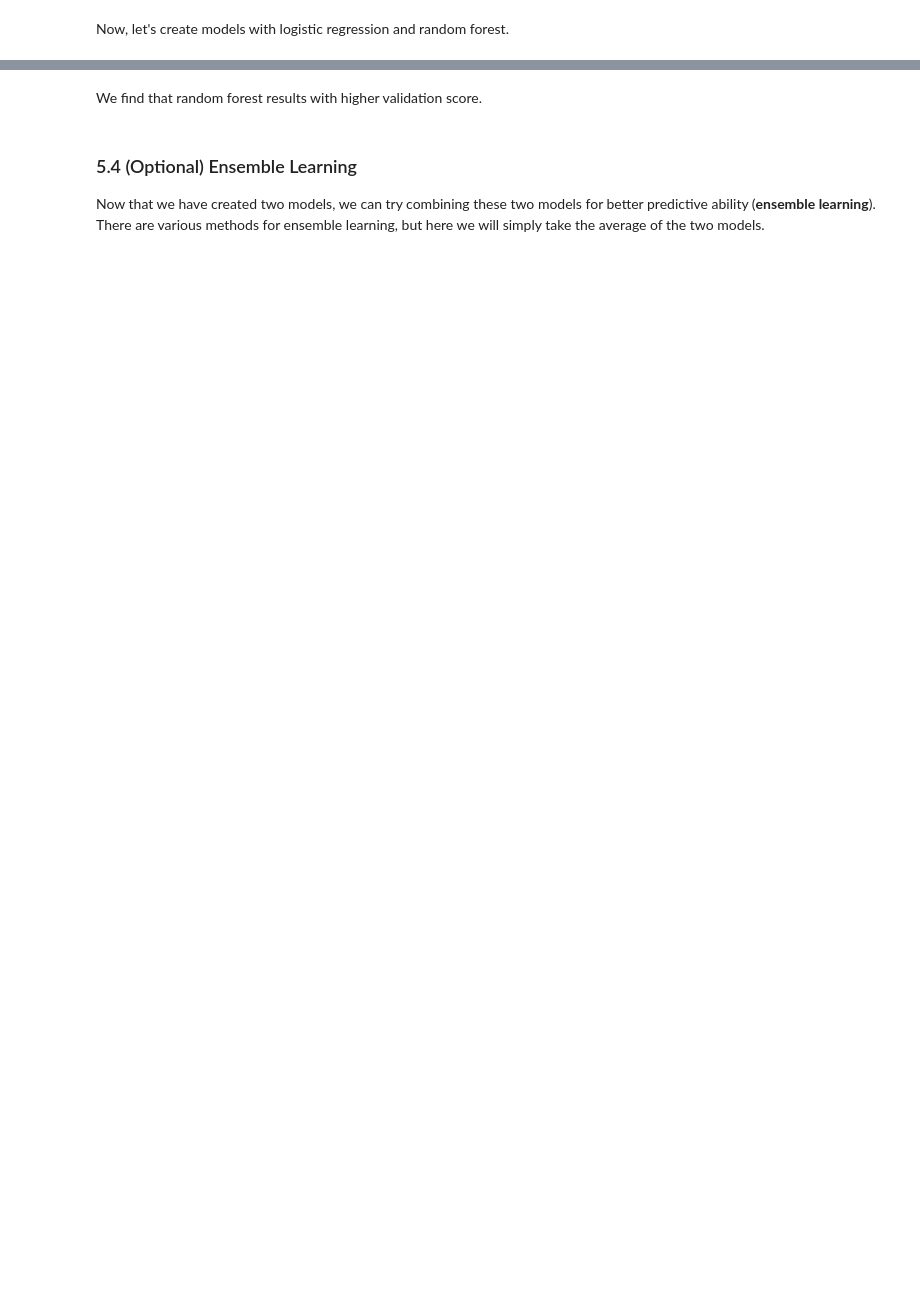
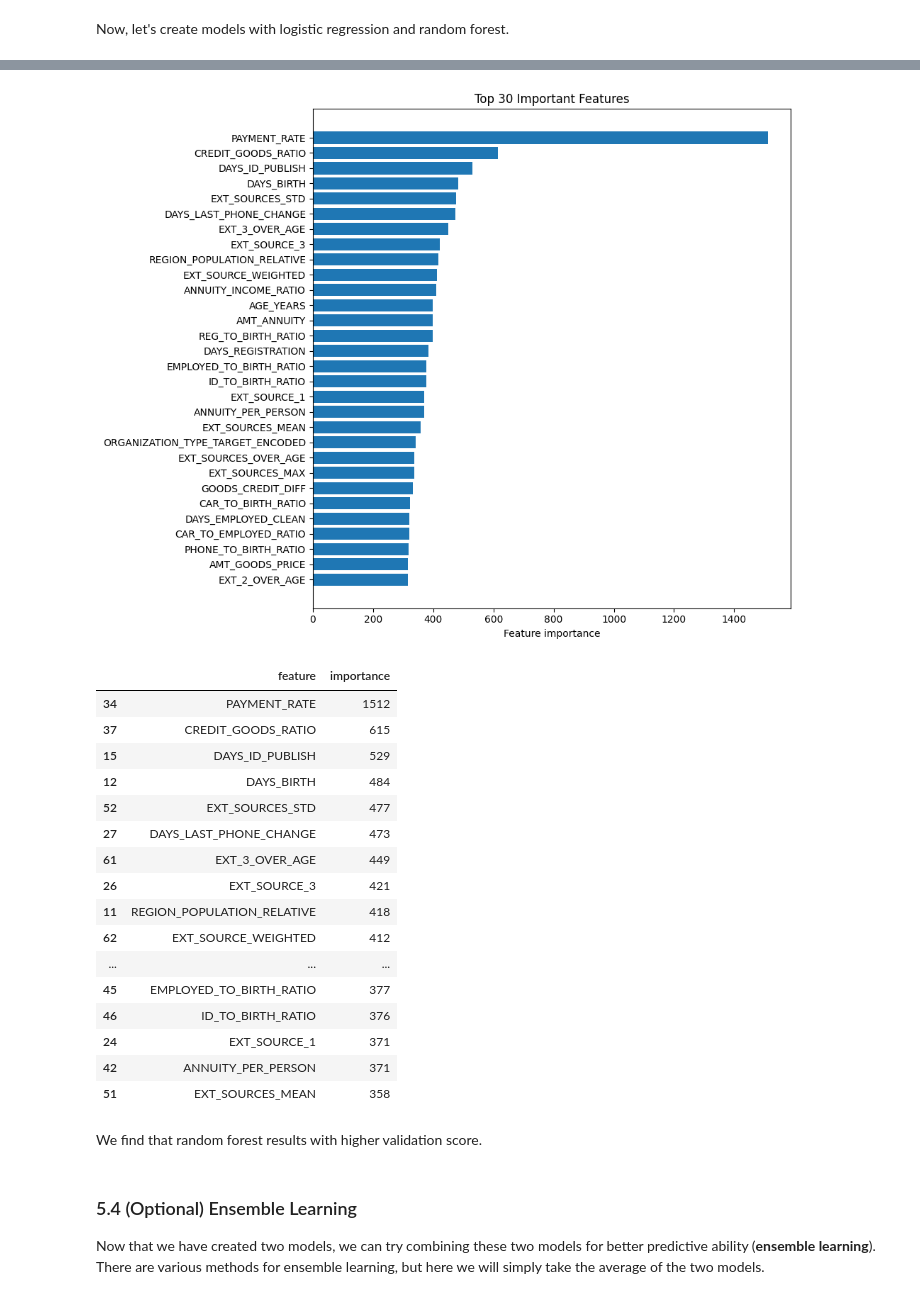
Before and after one commit to Hareen-Liyanage/GCI_World_Competition, a Jupyter notebook: tutorial.ipynb, the cells around one changed output, grey strips where cells are left out. Cells and saved outputs as stored; diff of their text form; code cells hidden in the pictures; blank space fills up the shorter version.

Commit message:
Improve Home Credit model submission

```diff
--- a/tutorial.ipynb
+++ b/tutorial.ipynb
@@ -550,19 +960,39 @@ print('=========================================')
 # %%
 import matplotlib.pyplot as plt
 
+model_feature_names = feature_names + [f'{col}_TARGET_ENCODED' for col in te_cols]
 fi = pd.DataFrame({
-    'feature'   : feature_names,
+    'feature': model_feature_names,
     'importance': model_lgb.feature_importances_
 }).sort_values('importance', ascending=False)
 
 plt.figure(figsize=(10, 8))
 plt.barh(fi['feature'].head(30)[::-1], fi['importance'].head(30)[::-1])
 plt.xlabel('Feature importance')
 plt.title('Top 30 Important Features')
 plt.tight_layout()
 plt.show()
 
 fi.head(20)
+# %% [output]
+[figure, added]
+|  | feature | importance |
+| 34 | PAYMENT_RATE | 1512 |
+| 37 | CREDIT_GOODS_RATIO | 615 |
+| 15 | DAYS_ID_PUBLISH | 529 |
+| 12 | DAYS_BIRTH | 484 |
+| 52 | EXT_SOURCES_STD | 477 |
+| 27 | DAYS_LAST_PHONE_CHANGE | 473 |
+| 61 | EXT_3_OVER_AGE | 449 |
+| 26 | EXT_SOURCE_3 | 421 |
+| 11 | REGION_POPULATION_RELATIVE | 418 |
+| 62 | EXT_SOURCE_WEIGHTED | 412 |
+| ... | ... | ... |
+| 45 | EMPLOYED_TO_BIRTH_RATIO | 377 |
+| 46 | ID_TO_BIRTH_RATIO | 376 |
+| 24 | EXT_SOURCE_1 | 371 |
+| 42 | ANNUITY_PER_PERSON | 371 |
+| 51 | EXT_SOURCES_MEAN | 358 |
 # %% [markdown]
 We find that random forest results with higher validation score.
 # %% [markdown]
```
Also changed, not shown: parts of 40 cells of this notebook, 2 other files.
